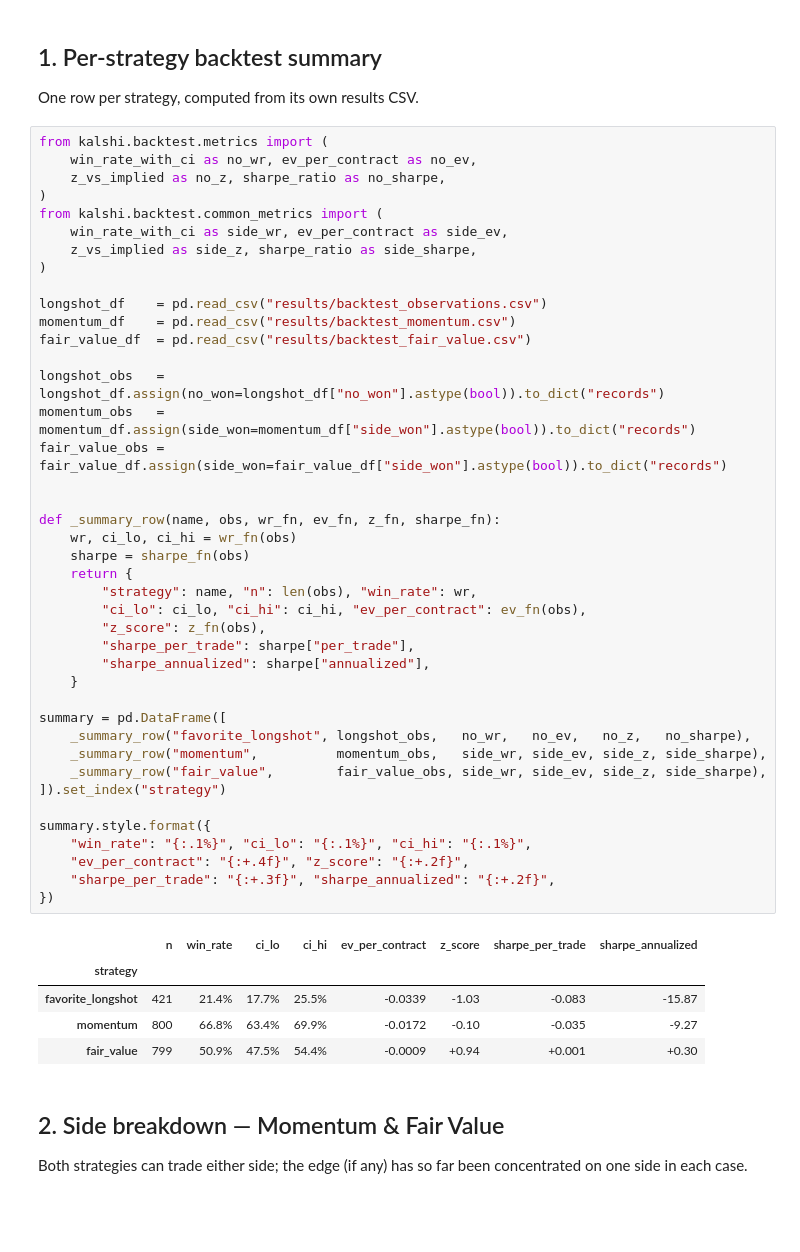
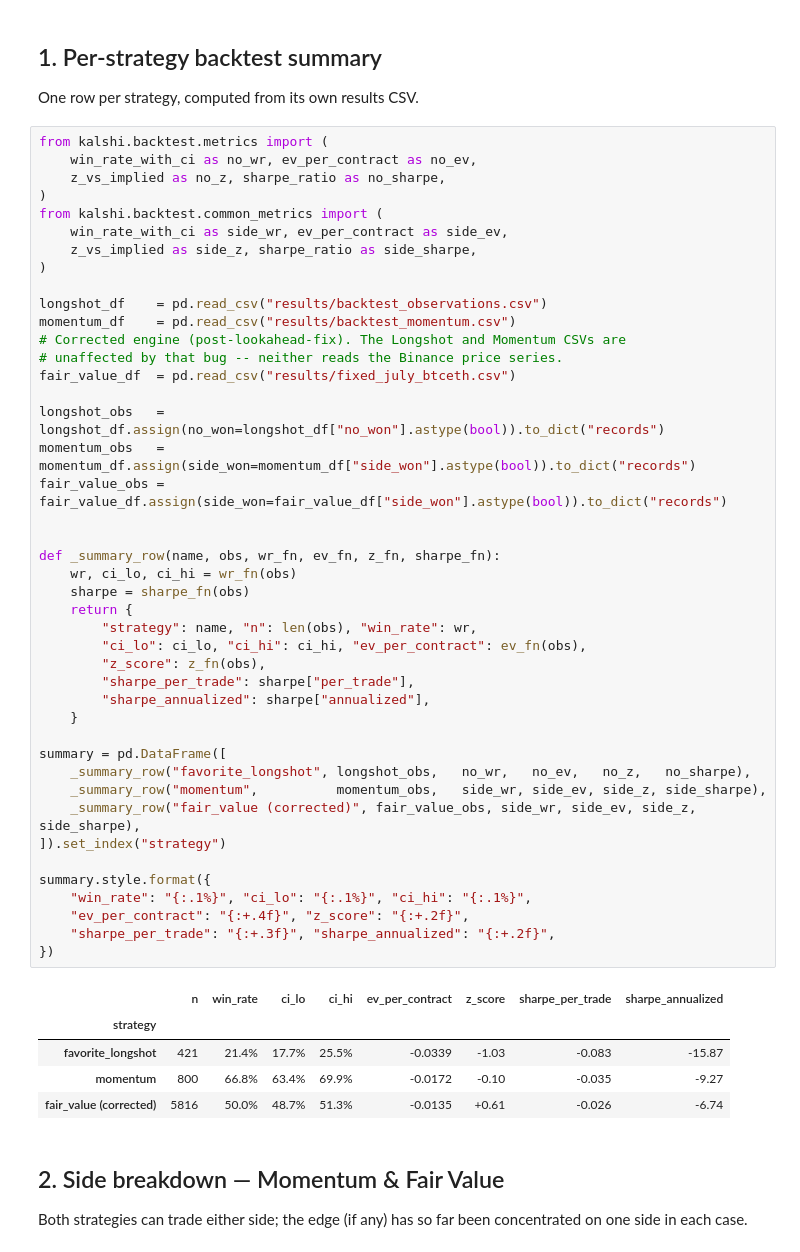
Before and after one commit to simonziervogel/trading-bot, a Jupyter notebook: analysis.ipynb, the cells around one changed output. Saved outputs shown, nothing was run; the diff lists cells and outputs as text; blank space fills up the shorter version.

```diff
--- a/analysis.ipynb
+++ b/analysis.ipynb
@@ -58,41 +87,43 @@ from kalshi.backtest.common_metrics import (
 
 longshot_df    = pd.read_csv("results/backtest_observations.csv")
 momentum_df    = pd.read_csv("results/backtest_momentum.csv")
-fair_value_df  = pd.read_csv("results/backtest_fair_value.csv")
+# Corrected engine (post-lookahead-fix). The Longshot and Momentum CSVs are
+# unaffected by that bug -- neither reads the Binance price series.
+fair_value_df  = pd.read_csv("results/fixed_july_btceth.csv")
 
 longshot_obs   = longshot_df.assign(no_won=longshot_df["no_won"].astype(bool)).to_dict("records")
 momentum_obs   = momentum_df.assign(side_won=momentum_df["side_won"].astype(bool)).to_dict("records")
 fair_value_obs = fair_value_df.assign(side_won=fair_value_df["side_won"].astype(bool)).to_dict("records")
 
 
 def _summary_row(name, obs, wr_fn, ev_fn, z_fn, sharpe_fn):
     wr, ci_lo, ci_hi = wr_fn(obs)
     sharpe = sharpe_fn(obs)
     return {
         "strategy": name, "n": len(obs), "win_rate": wr,
         "ci_lo": ci_lo, "ci_hi": ci_hi, "ev_per_contract": ev_fn(obs),
         "z_score": z_fn(obs),
         "sharpe_per_trade": sharpe["per_trade"],
         "sharpe_annualized": sharpe["annualized"],
     }
 
 summary = pd.DataFrame([
     _summary_row("favorite_longshot", longshot_obs,   no_wr,   no_ev,   no_z,   no_sharpe),
     _summary_row("momentum",          momentum_obs,   side_wr, side_ev, side_z, side_sharpe),
-    _summary_row("fair_value",        fair_value_obs, side_wr, side_ev, side_z, side_sharpe),
+    _summary_row("fair_value (corrected)", fair_value_obs, side_wr, side_ev, side_z, side_sharpe),
 ]).set_index("strategy")
 
 summary.style.format({
     "win_rate": "{:.1%}", "ci_lo": "{:.1%}", "ci_hi": "{:.1%}",
     "ev_per_contract": "{:+.4f}", "z_score": "{:+.2f}",
     "sharpe_per_trade": "{:+.3f}", "sharpe_annualized": "{:+.2f}",
 })
 # %% [output]
 |  | n | win_rate | ci_lo | ci_hi | ev_per_contract | z_score | sharpe_per_trade | sharpe_annualized |
 | strategy |  |  |  |  |  |  |  |  |
 | favorite_longshot | 421 | 21.4% | 17.7% | 25.5% | -0.0339 | -1.03 | -0.083 | -15.87 |
 | momentum | 800 | 66.8% | 63.4% | 69.9% | -0.0172 | -0.10 | -0.035 | -9.27 |
-| fair_value | 799 | 50.9% | 47.5% | 54.4% | -0.0009 | +0.94 | +0.001 | +0.30 |
+| fair_value (corrected) | 5816 | 50.0% | 48.7% | 51.3% | -0.0135 | +0.61 | -0.026 | -6.74 |
 # %% [markdown]
 ## 2. Side breakdown — Momentum & Fair Value
 
```
Also changed, not shown: parts of 18 cells of this notebook, 2 other files.
